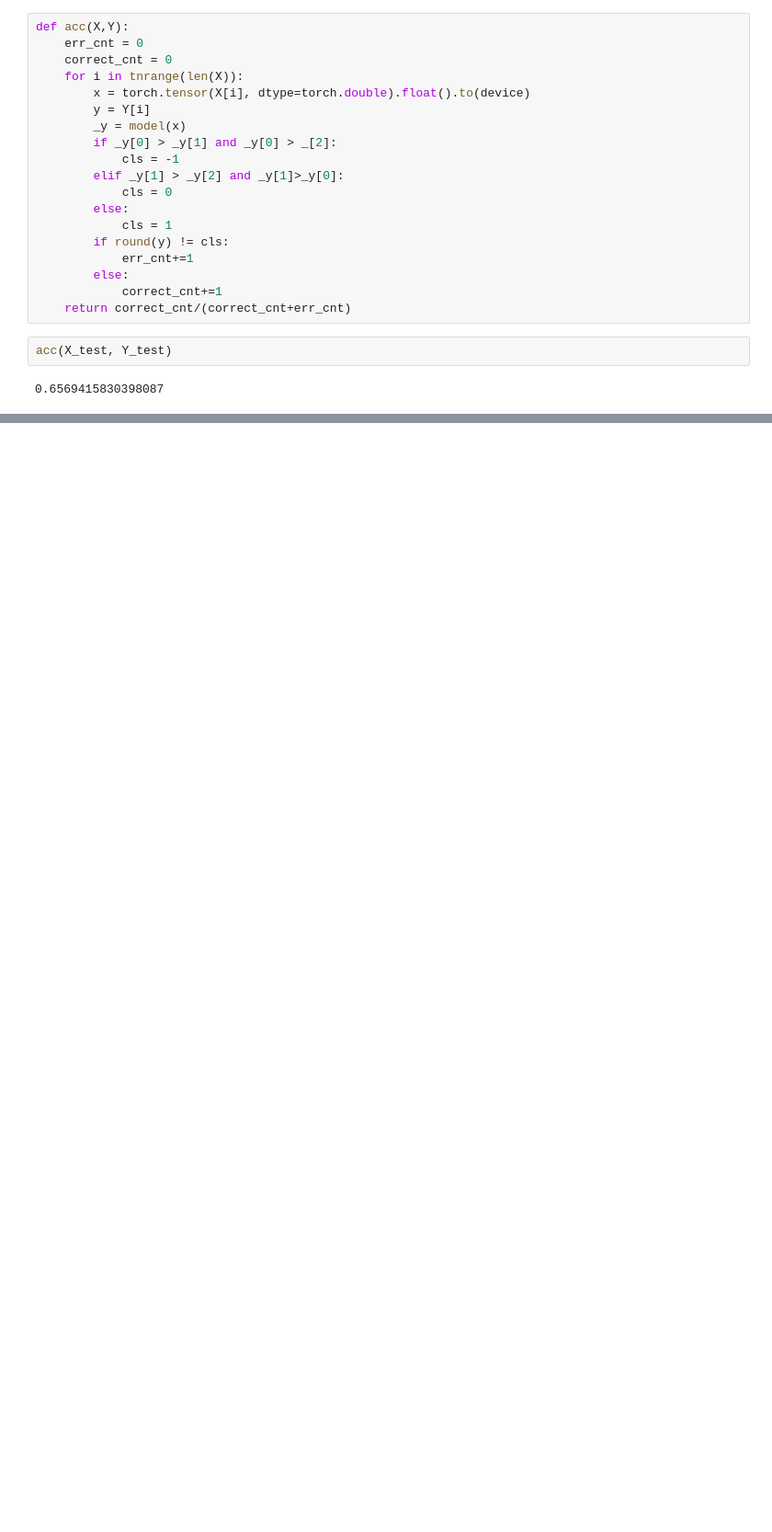
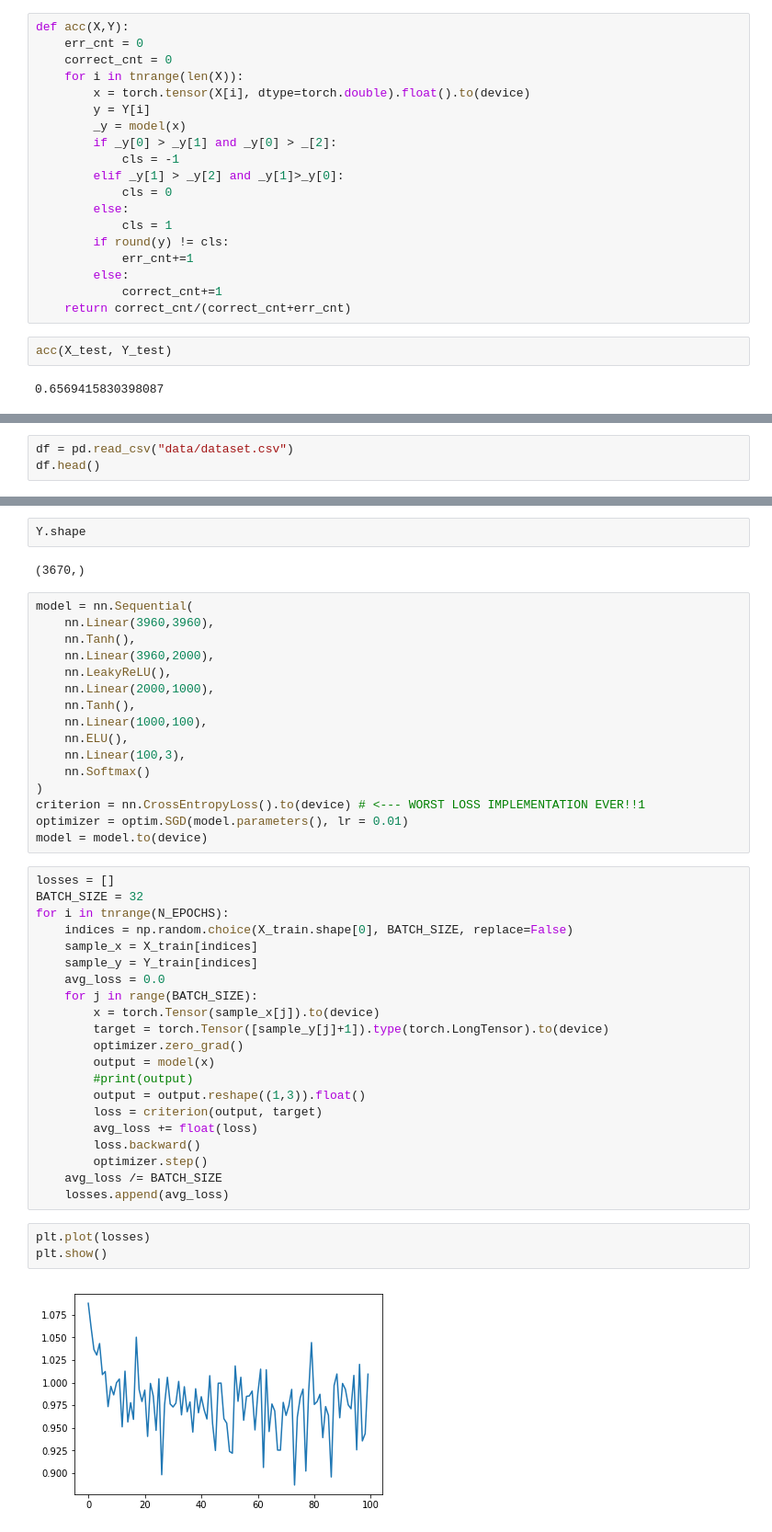
Before and after one commit to 0x50f13/ResearchSeminar-R1, a Jupyter notebook: DNN.ipynb, the cells around one changed output, grey strips where cells are left out. Shown at 92% size. Drawn from its saved outputs; the diff is of its cells as text; blank space fills up the shorter version.

Commit message:
Added neural network for multi-instrumental data and backtesting

```diff
--- a/DNN.ipynb
+++ b/DNN.ipynb
@@ -253,0 +254,3 @@ acc(X_test, Y_test)
+# %%
+df = pd.read_csv("data/dataset.csv")
+df.head()
@@ -253,0 +285,46 @@ acc(X_test, Y_test)
+# %%
+Y.shape
+# %% [output]
+(3670,)
+# %%
+model = nn.Sequential(
+    nn.Linear(3960,3960),
+    nn.Tanh(),
+    nn.Linear(3960,2000),
+    nn.LeakyReLU(),
+    nn.Linear(2000,1000),
+    nn.Tanh(),
+    nn.Linear(1000,100),
+    nn.ELU(),
+    nn.Linear(100,3),
+    nn.Softmax()
+)
+criterion = nn.CrossEntropyLoss().to(device) # <--- WORST LOSS IMPLEMENTATION EVER!!1
+optimizer = optim.SGD(model.parameters(), lr = 0.01)
+model = model.to(device)
+# %%
+losses = []
+BATCH_SIZE = 32
+for i in tnrange(N_EPOCHS):
+    indices = np.random.choice(X_train.shape[0], BATCH_SIZE, replace=False)
+    sample_x = X_train[indices]
+    sample_y = Y_train[indices]
+    avg_loss = 0.0
+    for j in range(BATCH_SIZE):
+        x = torch.Tensor(sample_x[j]).to(device)
+        target = torch.Tensor([sample_y[j]+1]).type(torch.LongTensor).to(device)
+        optimizer.zero_grad()
+        output = model(x)
+        #print(output)
+        output = output.reshape((1,3)).float()
+        loss = criterion(output, target)
+        avg_loss += float(loss)
+        loss.backward()
+        optimizer.step()
+    avg_loss /= BATCH_SIZE
+    losses.append(avg_loss)
+# %%
+plt.plot(losses)
+plt.show()
+# %% [output]
+[figure, added]
```
Also changed, not shown: parts of 15 cells of this notebook.
